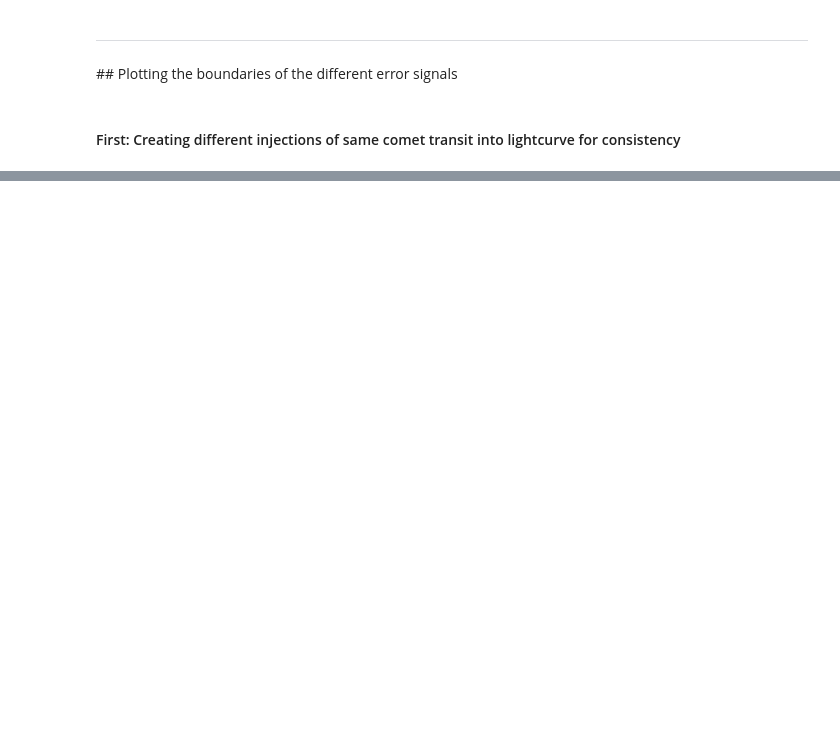
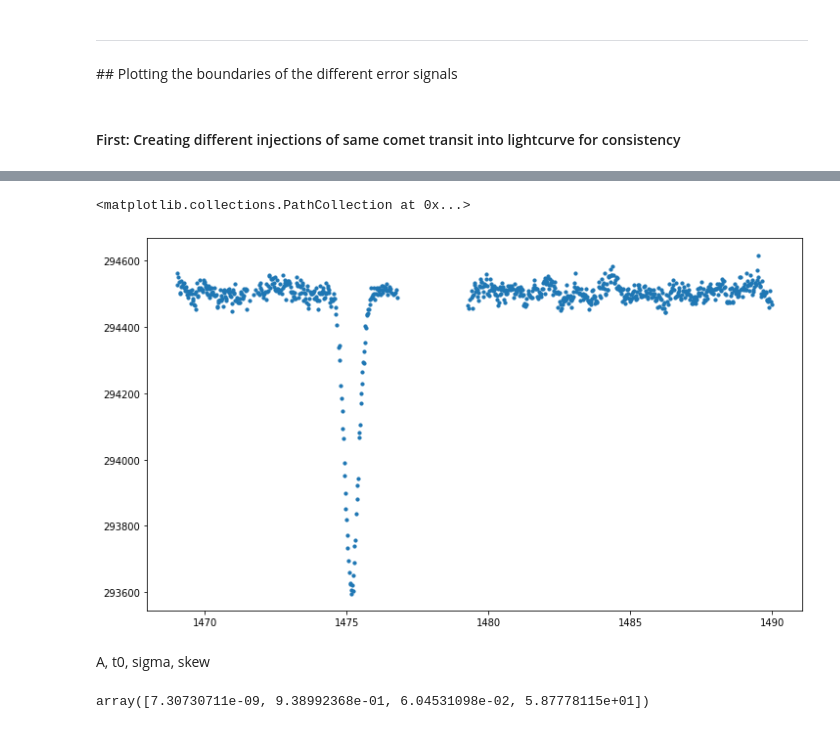
Before and after one commit to azibn/automated_exocomet_hunt, a Jupyter notebook: notebooks/eda/datagap_and_modelfitting.ipynb, the cells around one changed output, grey strips where cells are left out. Cells and saved outputs as stored; diff of their text form; code cells hidden in the pictures; blank space fills up the shorter version.

```diff
--- a/notebooks/eda/datagap_and_modelfitting.ipynb
+++ b/notebooks/eda/datagap_and_modelfitting.ipynb
@@ -193,0 +269,5 @@ asym, amplitude, width, skewness, skewness_error, depth, info, fits = calc_shape
+# %%
+plt.scatter(lc2['time'],lc2['corrected flux'],s=10)
+# %% [output]
+<matplotlib.collections.PathCollection at 0x...>
+[figure, added]
@@ -193,0 +280,6 @@ asym, amplitude, width, skewness, skewness_error, depth, info, fits = calc_shape
+# %% [markdown]
+A, t0, sigma, skew
+# %%
+np.diag(pcov_skew)
+# %% [output]
+array([7.30730711e-09, 9.38992368e-01, 6.04531098e-02, 5.87778115e+01])
```
Also changed, not shown: parts of 15 cells of this notebook, 5 other files.
